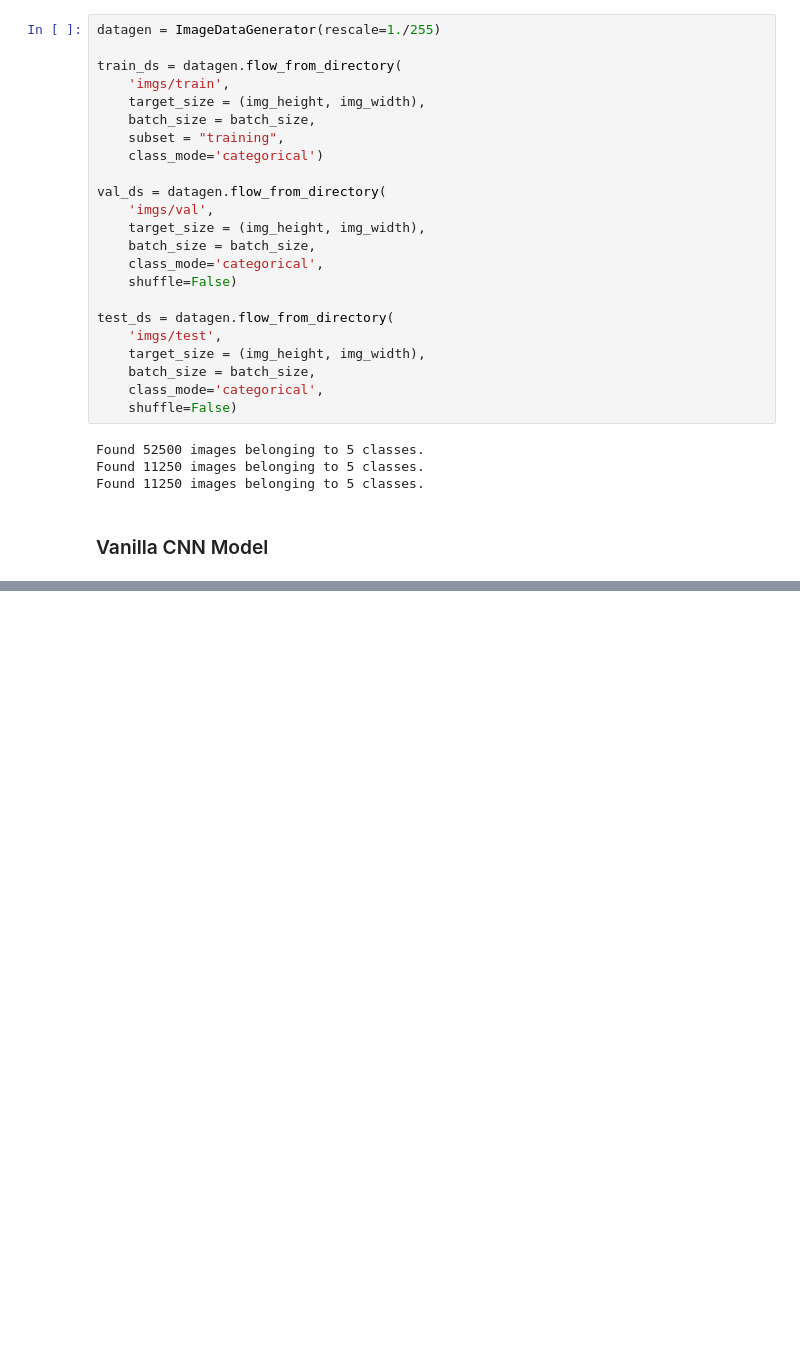
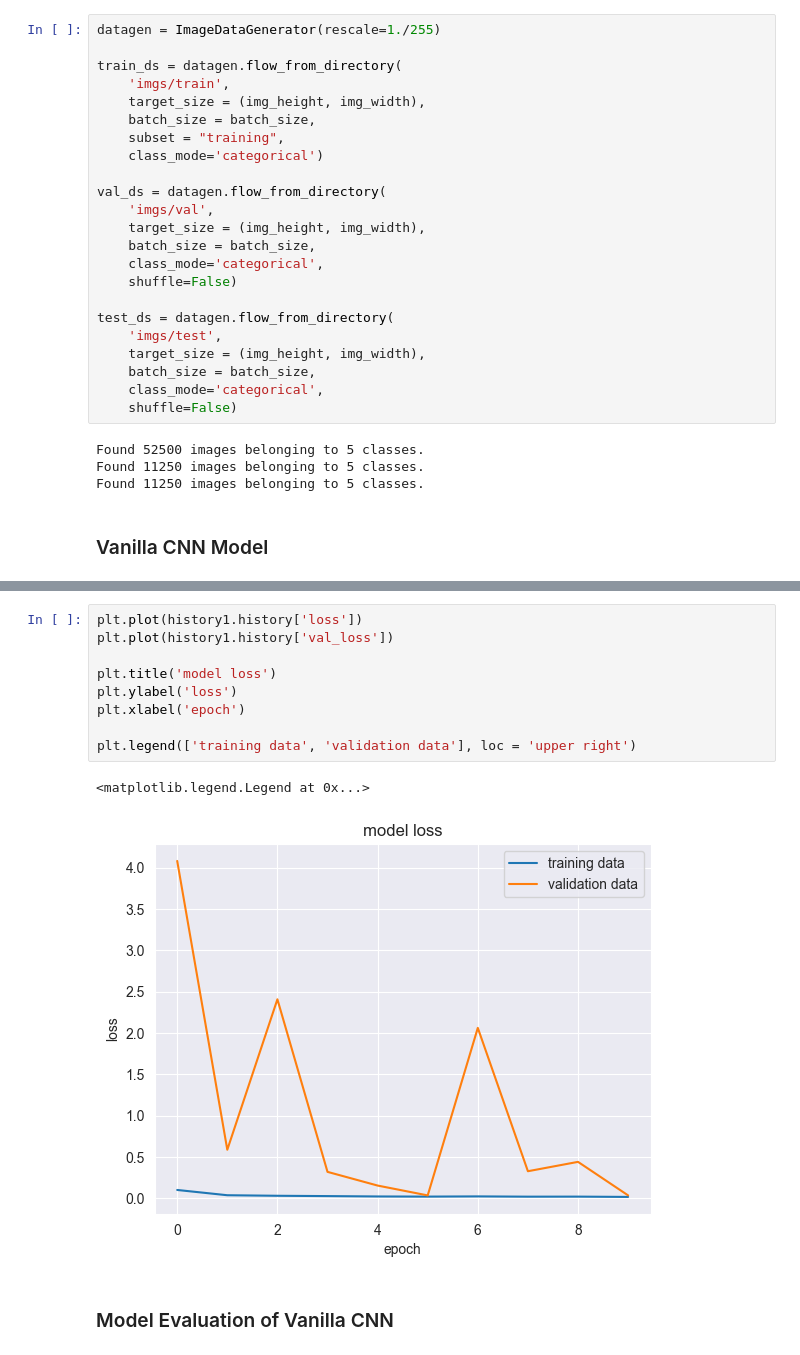
Before and after one commit to SuvakantaSahoo/Deep-Learning, a Jupyter notebook: CNN/Rice Classification using Deep Learning.ipynb, the cells around one changed output, grey strips where cells are left out. Cells and saved outputs as stored; diff of their text form; blank space fills up the shorter version.

```diff
--- a/CNN/Rice Classification using Deep Learning.ipynb
+++ b/CNN/Rice Classification using Deep Learning.ipynb
@@ -179,0 +207,14 @@ Epoch 1/40
+# %%
+plt.plot(history1.history['loss'])
+plt.plot(history1.history['val_loss'])
+
+plt.title('model loss')
+plt.ylabel('loss')
+plt.xlabel('epoch')
+
+plt.legend(['training data', 'validation data'], loc = 'upper right')
+# %% [output]
+<matplotlib.legend.Legend at 0x...>
+[figure, added]
+# %% [markdown]
+### Model Evaluation of Vanilla CNN
```
Also changed, not shown: parts of 26 cells of this notebook.
